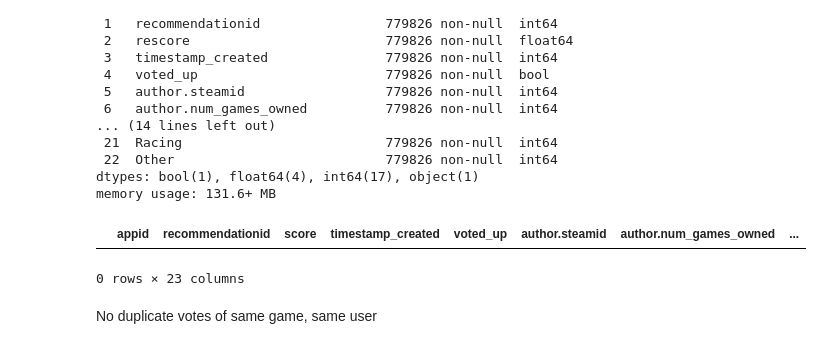
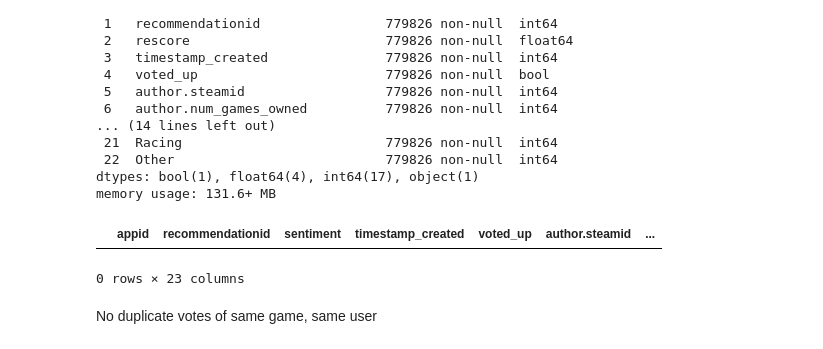
Before and after one commit to gibsongGH/SteamGameRecommender, a Jupyter notebook: notebooks/3_Model_Recommender.ipynb, the cells around one changed output. Cells and saved outputs as stored; diff of their text form; code cells hidden in the pictures.

```diff
--- a/notebooks/3_Model_Recommender.ipynb
+++ b/notebooks/3_Model_Recommender.ipynb
@@ -49,11 +50,11 @@ Data columns (total 23 columns):
 dtypes: bool(1), float64(4), int64(17), object(1)
 memory usage: 131.6+ MB
 # %%
-game_model.rename(columns = {'rescore':'score'}, inplace = True)
+game_model.rename(columns = {'rescore':'sentiment'}, inplace = True)
 
 game_model[game_model.duplicated(subset=['author.steamid', 'appid'])==True]
 # %% [output]
-|  | appid | recommendationid | score | timestamp_created | voted_up | author.steamid | author.num_games_owned | ... |
+|  | appid | recommendationid | sentiment | timestamp_created | voted_up | author.steamid | ... |
 0 rows × 23 columns
 # %% [markdown]
 No duplicate votes of same game, same user
```
Also changed, not shown: parts of 51 cells of this notebook.
